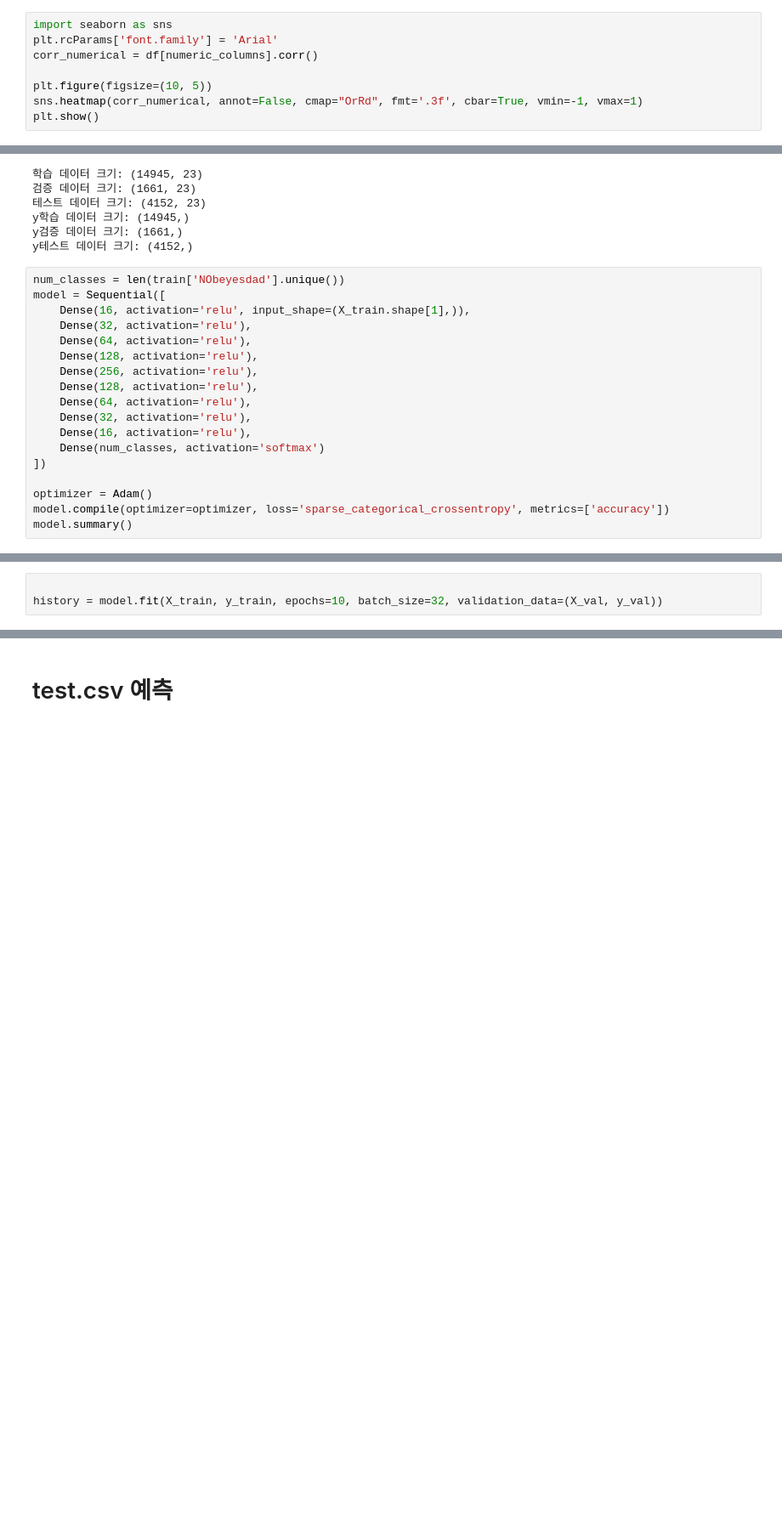
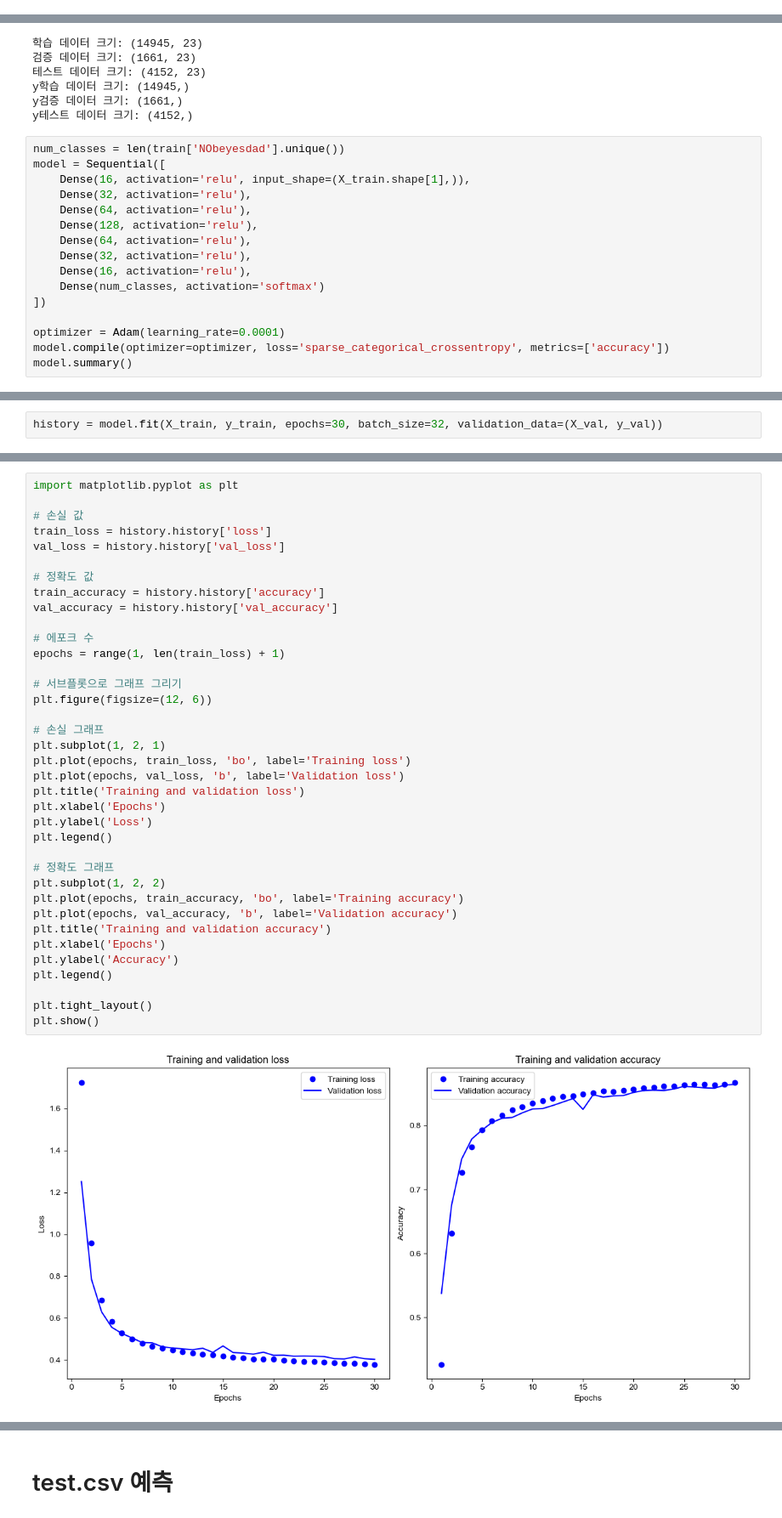
Before and after one commit to jonggu12/OBESITY_RISK, a Jupyter notebook: code/02_2. deep_neural.ipynb, the cells around one changed output, grey strips where cells are left out. Shown: that part at 85% size. Drawn from its saved outputs; the diff is of its cells as text; blank space fills up the shorter version.

```diff
--- a/code/02_2. deep_neural.ipynb
+++ b/code/02_2. deep_neural.ipynb
@@ -115,8 +0,0 @@ plt.show()
-# %%
-import seaborn as sns
-plt.rcParams['font.family'] = 'Arial'
-corr_numerical = df[numeric_columns].corr()
-
-plt.figure(figsize=(10, 5))
-sns.heatmap(corr_numerical, annot=False, cmap="OrRd", fmt='.3f', cbar=True, vmin=-1, vmax=1)
-plt.show()
@@ -711,15 +436,13 @@ model = Sequential([
     Dense(32, activation='relu'),
     Dense(64, activation='relu'),
     Dense(128, activation='relu'),
-    Dense(256, activation='relu'),
-    Dense(128, activation='relu'),
     Dense(64, activation='relu'),
     Dense(32, activation='relu'),
     Dense(16, activation='relu'),
     Dense(num_classes, activation='softmax')
 ])
 
-optimizer = Adam()
+optimizer = Adam(learning_rate=0.0001)
 model.compile(optimizer=optimizer, loss='sparse_categorical_crossentropy', metrics=['accuracy'])
 model.summary()
 # %% [output]
@@ -742,6 +465,5 @@ Trainable params: 88263 (344.78 KB)
 Non-trainable params: 0 (0.00 Byte)
 _________________________________________________________________
 # %%
-
-history = model.fit(X_train, y_train, epochs=10, batch_size=32, validation_data=(X_val, y_val))
+history = model.fit(X_train, y_train, epochs=30, batch_size=32, validation_data=(X_val, y_val))
 # %% [output]
@@ -768,3 +487,42 @@ Epoch 10/10
+# %%
+import matplotlib.pyplot as plt
+
+# 손실 값
+train_loss = history.history['loss']
+val_loss = history.history['val_loss']
+
+# 정확도 값
+train_accuracy = history.history['accuracy']
+val_accuracy = history.history['val_accuracy']
+
+# 에포크 수
+epochs = range(1, len(train_loss) + 1)
+
+# 서브플롯으로 그래프 그리기
+plt.figure(figsize=(12, 6))
+
+# 손실 그래프
+plt.subplot(1, 2, 1)
+plt.plot(epochs, train_loss, 'bo', label='Training loss')
+plt.plot(epochs, val_loss, 'b', label='Validation loss')
+plt.title('Training and validation loss')
+plt.xlabel('Epochs')
+plt.ylabel('Loss')
+plt.legend()
+
+# 정확도 그래프
+plt.subplot(1, 2, 2)
+plt.plot(epochs, train_accuracy, 'bo', label='Training accuracy')
+plt.plot(epochs, val_accuracy, 'b', label='Validation accuracy')
+plt.title('Training and validation accuracy')
+plt.xlabel('Epochs')
+plt.ylabel('Accuracy')
+plt.legend()
+
+plt.tight_layout()
+plt.show()
+# %% [output]
+[figure, added]
 # %%
 loss, accuracy = model.evaluate(X_test, y_test)
 print(f'Test Accuracy: {accuracy}')
```
Also changed, not shown: parts of 51 cells of this notebook.
